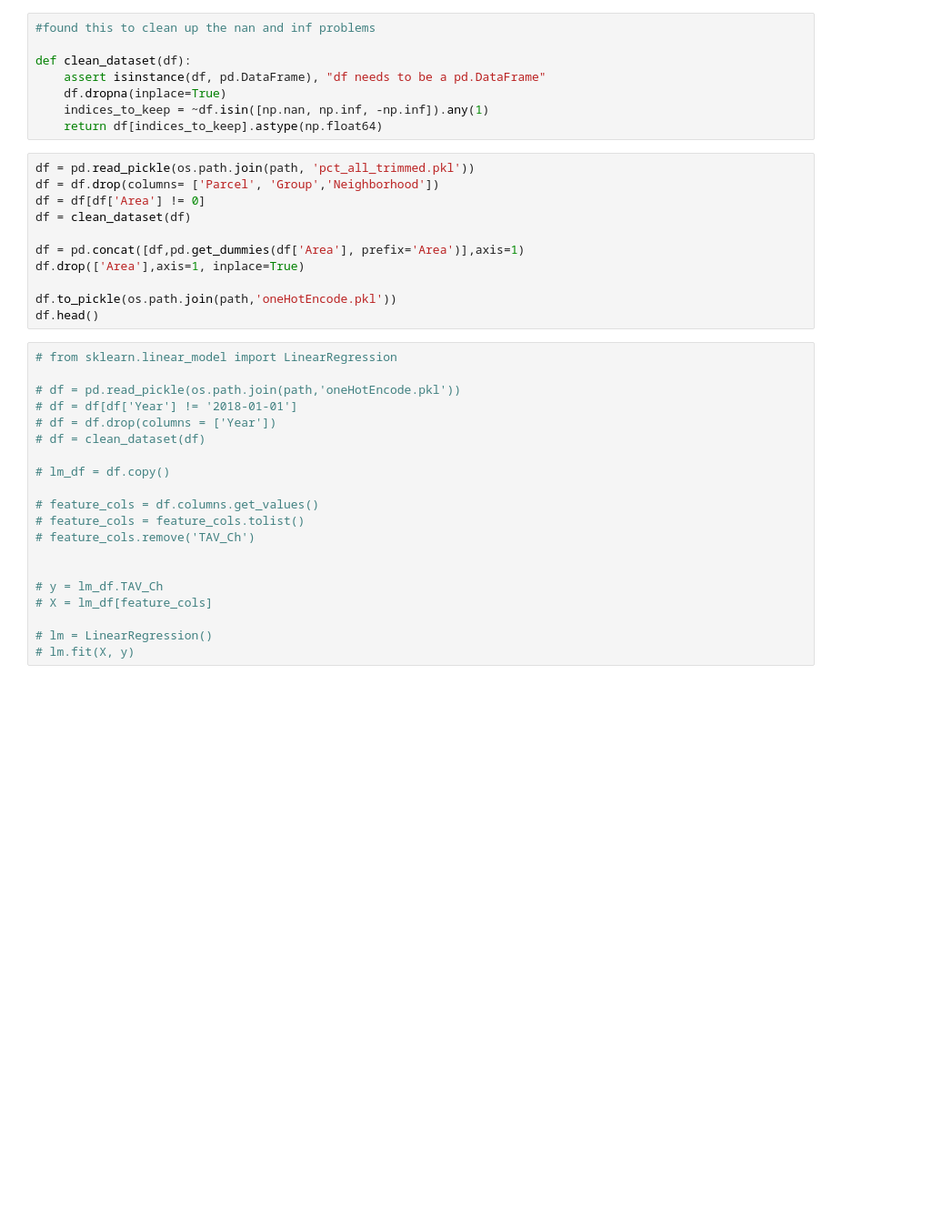
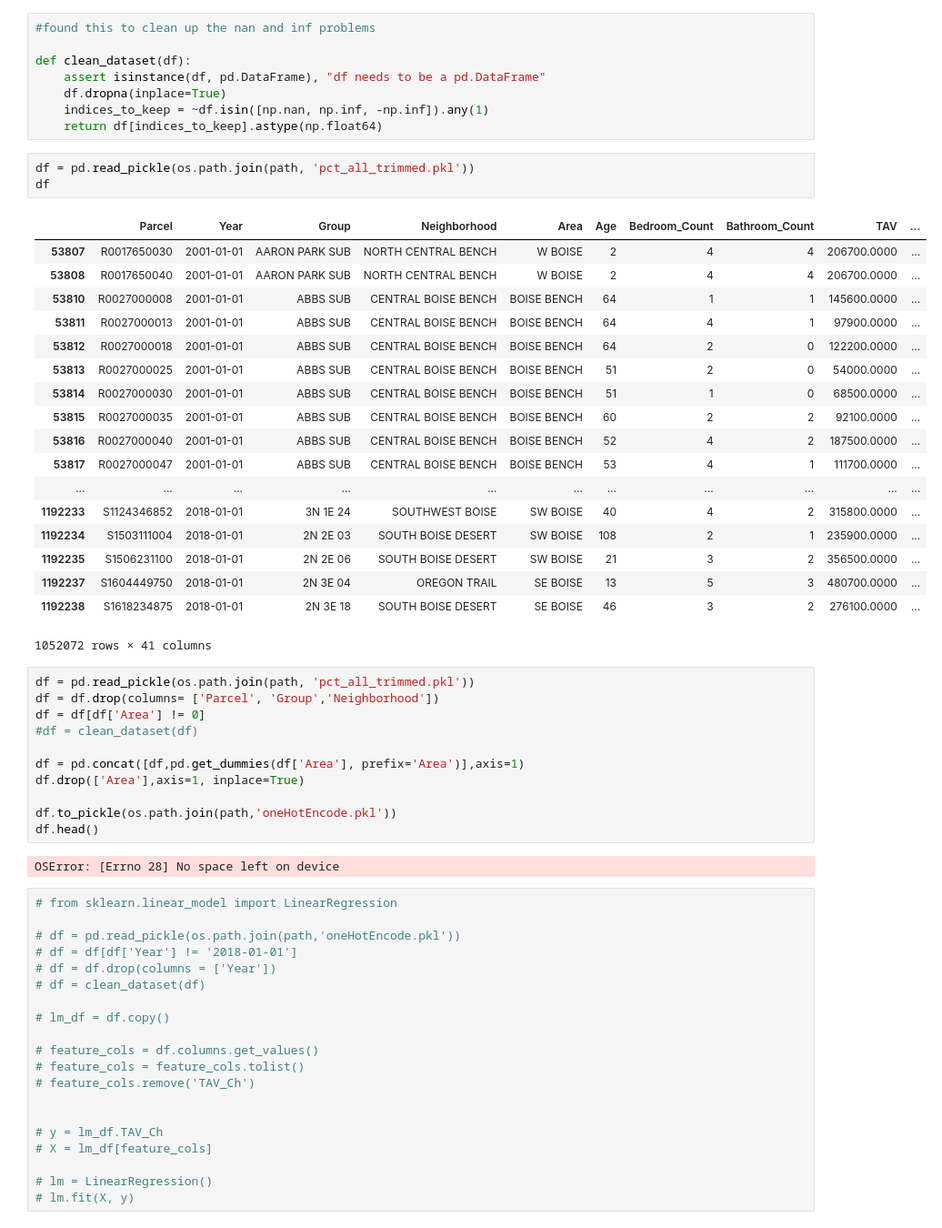
Before and after one commit to b-a-delight/Senior-Project, a Jupyter notebook: Data Prep/Area_Neighborhood_Trim_and_Build.ipynb, the cells around one changed output. Shown at 91% size. Cells and saved outputs as stored; diff of their text form; blank space fills up the shorter version.

```diff
--- a/Data Prep/Area_Neighborhood_Trim_and_Build.ipynb
+++ b/Data Prep/Area_Neighborhood_Trim_and_Build.ipynb
@@ -211,17 +221,41 @@ def clean_dataset(df):
     df.dropna(inplace=True)
     indices_to_keep = ~df.isin([np.nan, np.inf, -np.inf]).any(1)
     return df[indices_to_keep].astype(np.float64)
+# %%
+df = pd.read_pickle(os.path.join(path, 'pct_all_trimmed.pkl'))
+df
+# %% [output]
+|  | Parcel | Year | Group | Neighborhood | Area | Age | Bedroom_Count | Bathroom_Count | TAV | ... |
+| 53807 | R0017650030 | 2001-01-01 | AARON PARK SUB | NORTH CENTRAL BENCH | W BOISE | 2 | 4 | 4 | 206700.0000 | ... |
+| 53808 | R0017650040 | 2001-01-01 | AARON PARK SUB | NORTH CENTRAL BENCH | W BOISE | 2 | 4 | 4 | 206700.0000 | ... |
+| 53810 | R0027000008 | 2001-01-01 | ABBS SUB | CENTRAL BOISE BENCH | BOISE BENCH | 64 | 1 | 1 | 145600.0000 | ... |
+| 53811 | R0027000013 | 2001-01-01 | ABBS SUB | CENTRAL BOISE BENCH | BOISE BENCH | 64 | 4 | 1 | 97900.0000 | ... |
+| 53812 | R0027000018 | 2001-01-01 | ABBS SUB | CENTRAL BOISE BENCH | BOISE BENCH | 64 | 2 | 0 | 122200.0000 | ... |
+| 53813 | R0027000025 | 2001-01-01 | ABBS SUB | CENTRAL BOISE BENCH | BOISE BENCH | 51 | 2 | 0 | 54000.0000 | ... |
+| 53814 | R0027000030 | 2001-01-01 | ABBS SUB | CENTRAL BOISE BENCH | BOISE BENCH | 51 | 1 | 0 | 68500.0000 | ... |
+| 53815 | R0027000035 | 2001-01-01 | ABBS SUB | CENTRAL BOISE BENCH | BOISE BENCH | 60 | 2 | 2 | 92100.0000 | ... |
+| 53816 | R0027000040 | 2001-01-01 | ABBS SUB | CENTRAL BOISE BENCH | BOISE BENCH | 52 | 4 | 2 | 187500.0000 | ... |
+| 53817 | R0027000047 | 2001-01-01 | ABBS SUB | CENTRAL BOISE BENCH | BOISE BENCH | 53 | 4 | 1 | 111700.0000 | ... |
+| ... | ... | ... | ... | ... | ... | ... | ... | ... | ... | ... |
+| 1192233 | S1124346852 | 2018-01-01 | 3N 1E 24 | SOUTHWEST BOISE | SW BOISE | 40 | 4 | 2 | 315800.0000 | ... |
+| 1192234 | S1503111004 | 2018-01-01 | 2N 2E 03 | SOUTH BOISE DESERT | SW BOISE | 108 | 2 | 1 | 235900.0000 | ... |
+| 1192235 | S1506231100 | 2018-01-01 | 2N 2E 06 | SOUTH BOISE DESERT | SW BOISE | 21 | 3 | 2 | 356500.0000 | ... |
+| 1192237 | S1604449750 | 2018-01-01 | 2N 3E 04 | OREGON TRAIL | SE BOISE | 13 | 5 | 3 | 480700.0000 | ... |
+| 1192238 | S1618234875 | 2018-01-01 | 2N 3E 18 | SOUTH BOISE DESERT | SE BOISE | 46 | 3 | 2 | 276100.0000 | ... |
+1052072 rows × 41 columns
 # %%
 df = pd.read_pickle(os.path.join(path, 'pct_all_trimmed.pkl'))
 df = df.drop(columns= ['Parcel', 'Group','Neighborhood'])
 df = df[df['Area'] != 0]
-df = clean_dataset(df)
+#df = clean_dataset(df)
 
 df = pd.concat([df,pd.get_dummies(df['Area'], prefix='Area')],axis=1)
 df.drop(['Area'],axis=1, inplace=True)
 
 df.to_pickle(os.path.join(path,'oneHotEncode.pkl'))
 df.head()
+# %% [output]
+OSError: [Errno 28] No space left on device
 # %%
 # from sklearn.linear_model import LinearRegression
 
```
Also changed, not shown: parts of 8 cells of this notebook, 1 other file.
